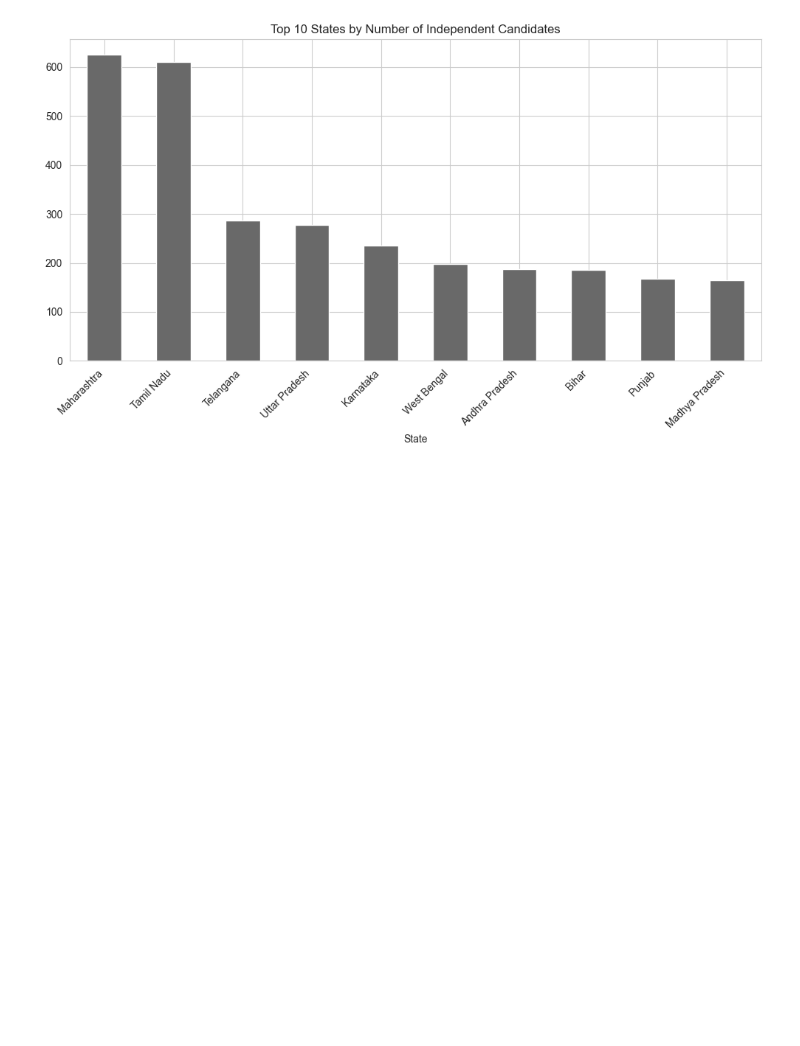
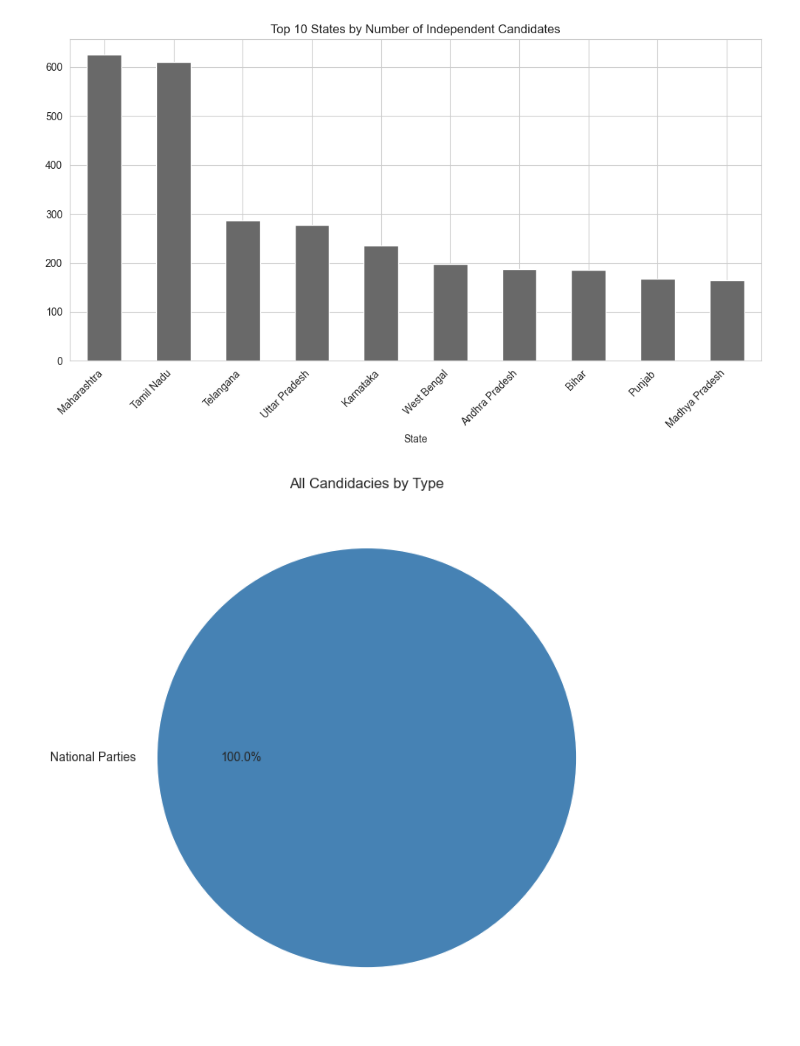
Before and after one commit to geershatisaxena/Election, a Jupyter notebook: res.ipynb, the cells around one changed output. Cells and saved outputs as stored; diff of their text form; code cells hidden in the pictures; blank space fills up the shorter version.

```diff
--- a/res.ipynb
+++ b/res.ipynb
@@ -1636,3 +1637,20 @@ plt.xticks(rotation=45, ha="right")
 plt.tight_layout()
 # %% [output]
 [figure]
+# %%
+def classify(party):
+    if party in parties.tolist():
+        return " National Parties"
+    if "independent" in party.lower():
+        return "Independent"
+    return "Other Party"
+
+df["Candidate_type"] = df["Party"].apply(classify)
+plt.figure(figsize=(7, 7))
+df["Candidate_type"].value_counts().plot(kind="pie", autopct="%1.1f%%",
+                                          colors=["steelblue", "lightgray", "salmon"])
+plt.title("All Candidacies by Type")
+plt.ylabel("")
+plt.tight_layout()
+# %% [output]
+[figure, added]
```
Also changed, not shown: parts of 16 cells of this notebook, 50 other files.
